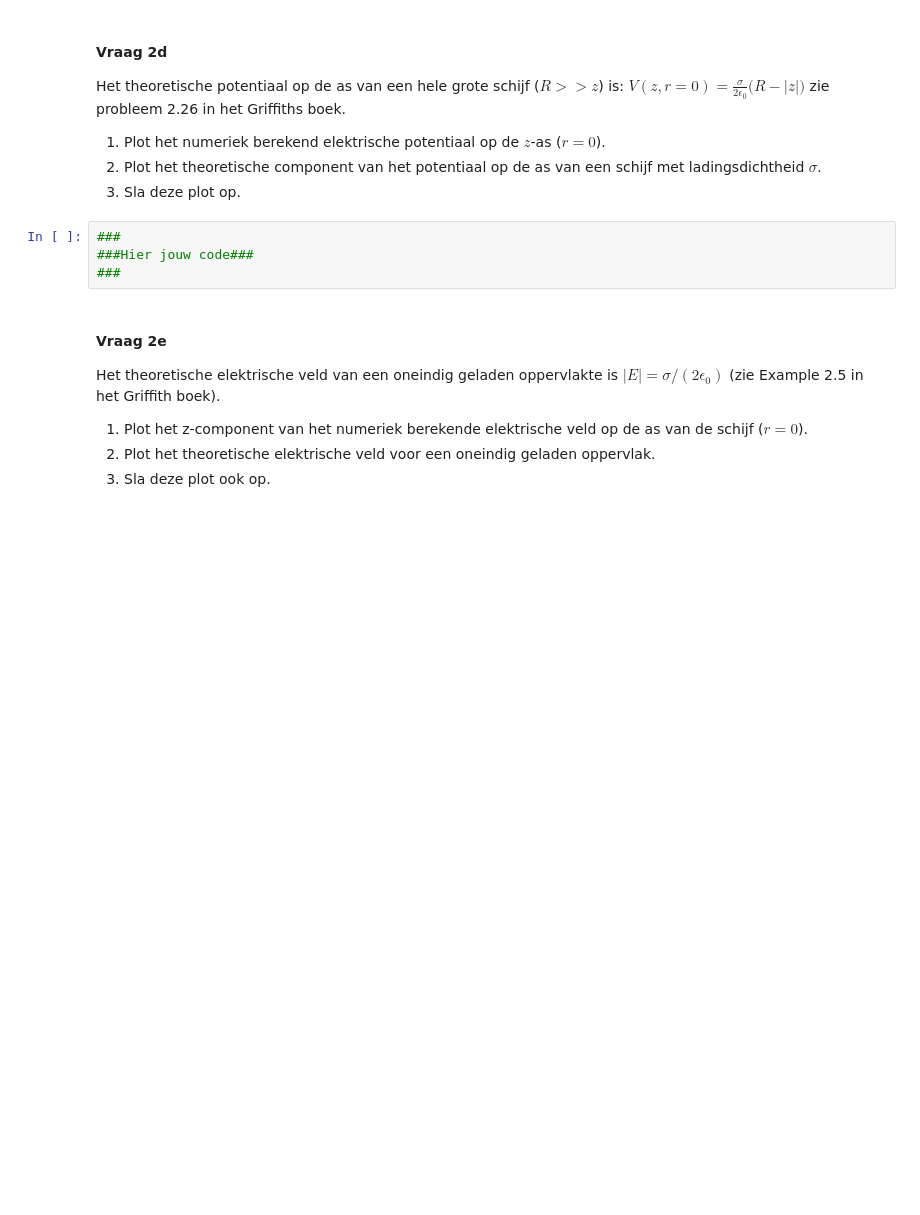
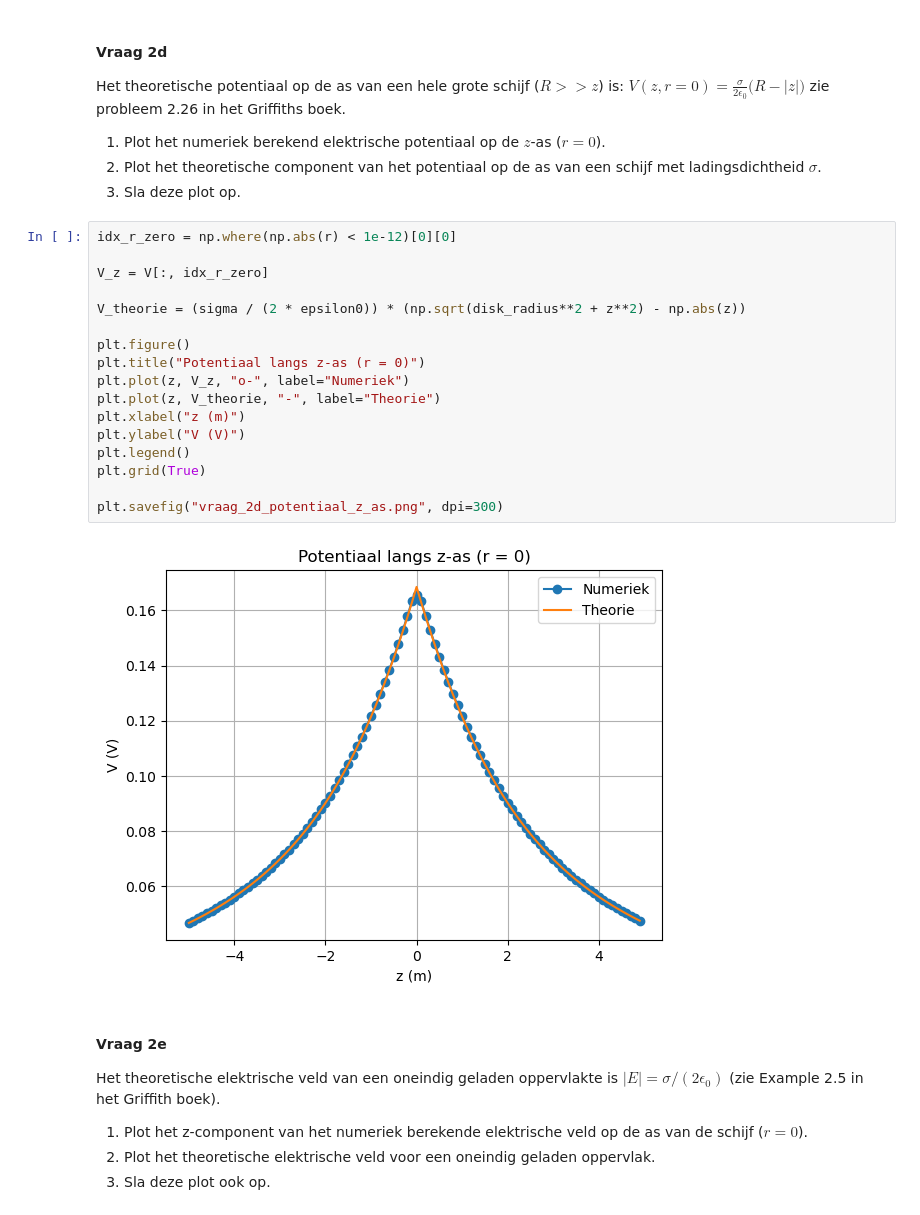
Before and after one commit to FRoerink/opdrachten-DEF-D, a Jupyter notebook: DigitaleOntwerpopdrachten/1CondensatorOpdracht/CondensatorOntwerpopdracht.ipynb, the cells around one changed output. Cells and saved outputs as stored; diff of their text form; blank space fills up the shorter version.

```diff
--- a/DigitaleOntwerpopdrachten/1CondensatorOpdracht/CondensatorOntwerpopdracht.ipynb
+++ b/DigitaleOntwerpopdrachten/1CondensatorOpdracht/CondensatorOntwerpopdracht.ipynb
@@ -246,9 +255,24 @@ zie probleem 2.26 in het Griffiths boek.
 2. Plot het theoretische component van het potentiaal op de as van een schijf met ladingsdichtheid $\sigma$.
 3. Sla deze plot op.
 # %%
-###
-###Hier jouw code###
-###
+idx_r_zero = np.where(np.abs(r) < 1e-12)[0][0]
+
+V_z = V[:, idx_r_zero]
+
+V_theorie = (sigma / (2 * epsilon0)) * (np.sqrt(disk_radius**2 + z**2) - np.abs(z))
+
+plt.figure()
+plt.title("Potentiaal langs z-as (r = 0)")
+plt.plot(z, V_z, "o-", label="Numeriek")
+plt.plot(z, V_theorie, "-", label="Theorie")
+plt.xlabel("z (m)")
+plt.ylabel("V (V)")
+plt.legend()
+plt.grid(True)
+
+plt.savefig("vraag_2d_potentiaal_z_as.png", dpi=300)
+# %% [output]
+[figure, added]
 # %% [markdown]
 #### Vraag 2e
 
```
Also changed, not shown: parts of 17 cells of this notebook, 4 other files.
